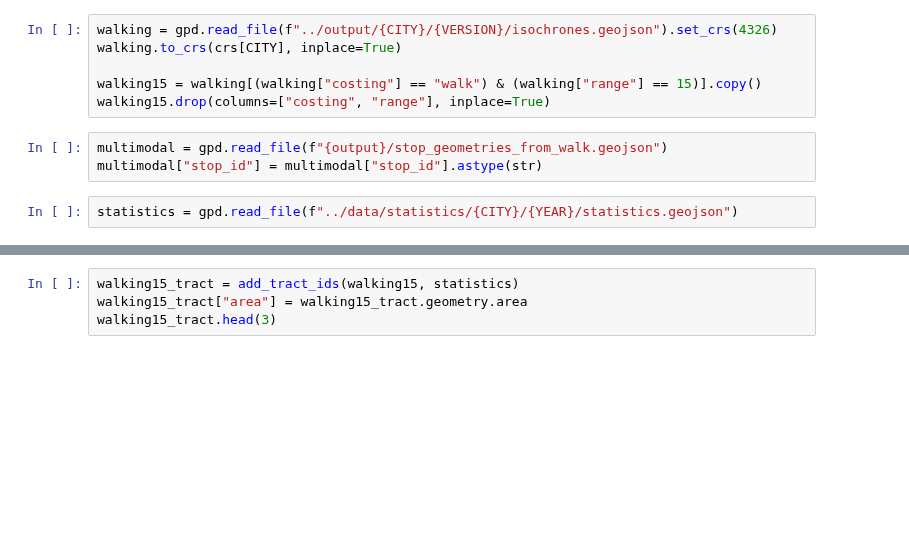
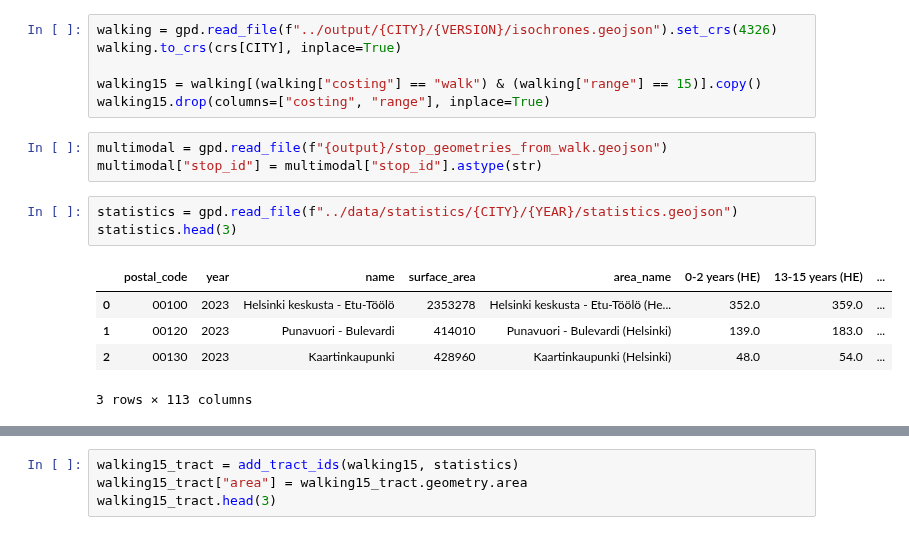
Before and after one commit to ANETILab/stop_accessibility, a Jupyter notebook: notebooks/apply_socioecon_indicators_to_stop_areas.ipynb, the cells around one changed output, grey strips where cells are left out. Drawn from its saved outputs; the diff is of its cells as text; blank space fills up the shorter version.

```diff
--- a/notebooks/apply_socioecon_indicators_to_stop_areas.ipynb
+++ b/notebooks/apply_socioecon_indicators_to_stop_areas.ipynb
@@ -55,3 +55,10 @@ multimodal = gpd.read_file(f"{output}/stop_geometries_from_walk.geojson")
 multimodal["stop_id"] = multimodal["stop_id"].astype(str)
 # %%
 statistics = gpd.read_file(f"../data/statistics/{CITY}/{YEAR}/statistics.geojson")
+statistics.head(3)
+# %% [output]
+|  | postal_code | year | name | surface_area | area_name | 0-2 years (HE) | 13-15 years (HE) | ... |
+| 0 | 00100 | 2023 | Helsinki keskusta - Etu-Töölö | 2353278 | Helsinki keskusta - Etu-Töölö (He... | 352.0 | 359.0 | ... |
+| 1 | 00120 | 2023 | Punavuori - Bulevardi | 414010 | Punavuori - Bulevardi (Helsinki) | 139.0 | 183.0 | ... |
+| 2 | 00130 | 2023 | Kaartinkaupunki | 428960 | Kaartinkaupunki (Helsinki) | 48.0 | 54.0 | ... |
+3 rows × 113 columns
```
Also changed, not shown: parts of 4 cells of this notebook.
